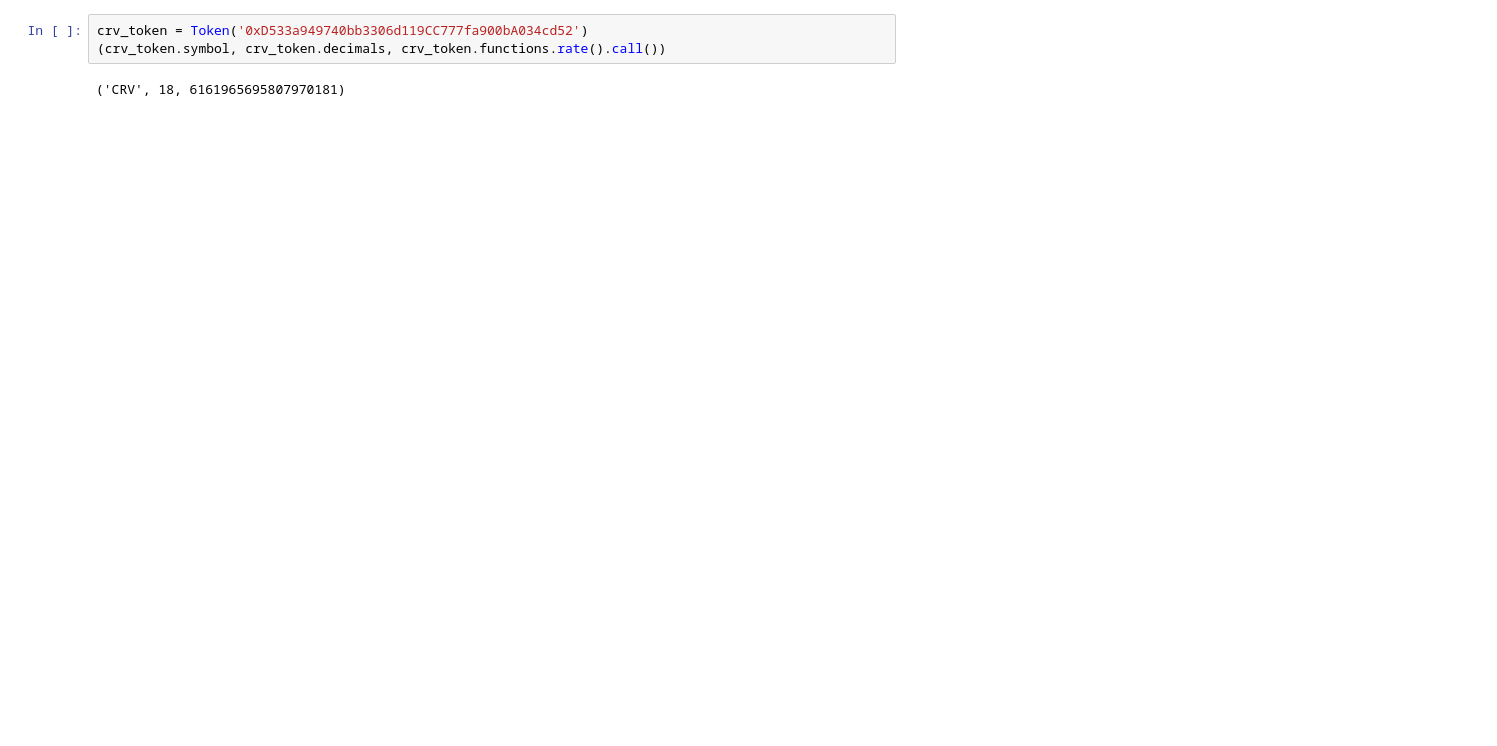
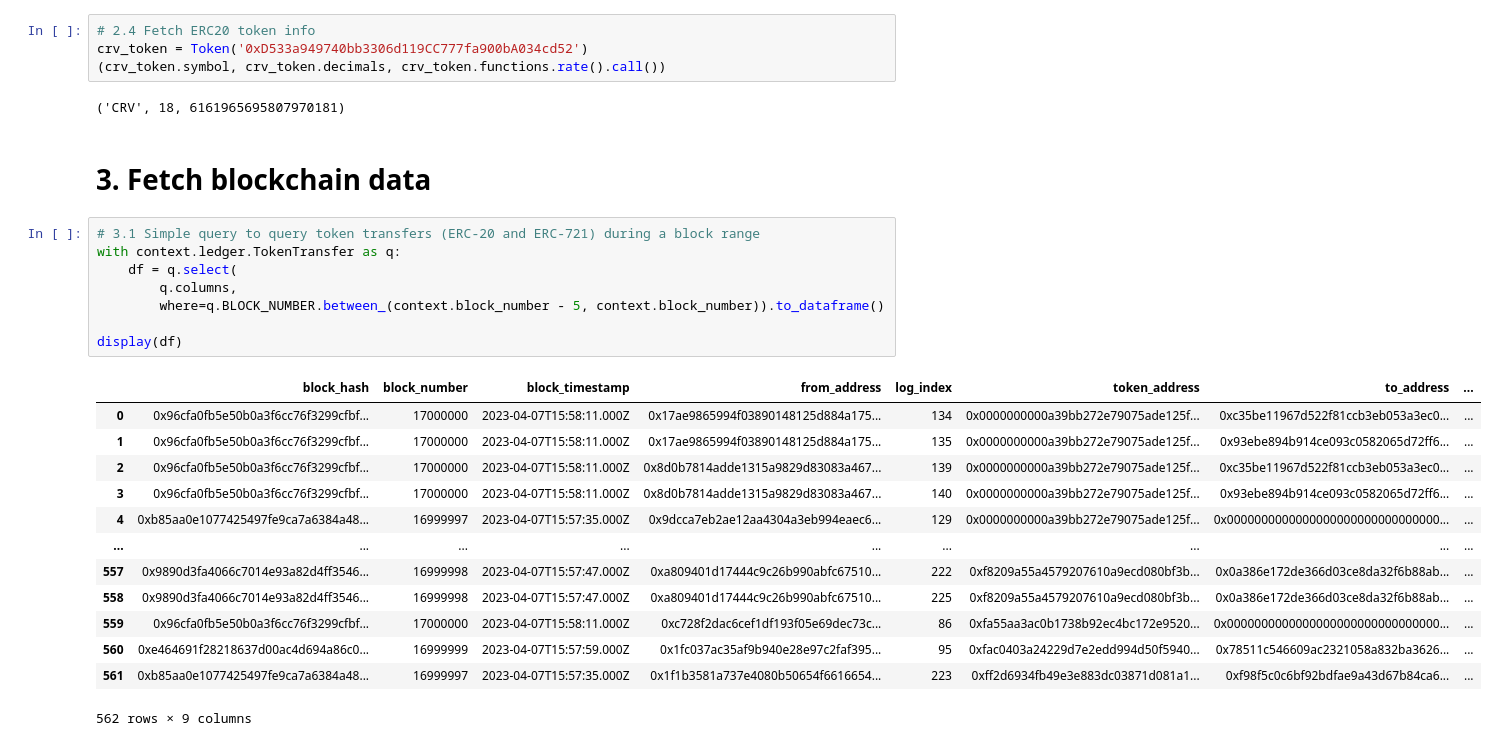
Before and after one commit to credmark/credmark-models-py, a Jupyter notebook: notebook/demo.ipynb, the cells around one changed output. Cells and saved outputs as stored; diff of their text form; blank space fills up the shorter version.

```diff
--- a/notebook/demo.ipynb
+++ b/notebook/demo.ipynb
@@ -61,5 +44,30 @@ context, _model_loader = create_cmf(cmf_param)
 # %%
+# 2.4 Fetch ERC20 token info
 crv_token = Token('0xD533a949740bb3306d119CC777fa900bA034cd52')
 (crv_token.symbol, crv_token.decimals, crv_token.functions.rate().call())
 # %% [output]
 ('CRV', 18, 6161965695807970181)
+# %% [markdown]
+# 3. Fetch blockchain data
+# %%
+# 3.1 Simple query to query token transfers (ERC-20 and ERC-721) during a block range
+with context.ledger.TokenTransfer as q:
+    df = q.select(
+        q.columns,
+        where=q.BLOCK_NUMBER.between_(context.block_number - 5, context.block_number)).to_dataframe()
+
+display(df)
+# %% [output]
+|  | block_hash | block_number | block_timestamp | from_address | log_index | token_address | to_address | ... |
+| 0 | 0x96cfa0fb5e50b0a3f6cc76f3299cfbf... | 17000000 | 2023-04-07T15:58:11.000Z | 0x17ae9865994f03890148125d884a175... | 134 | 0x0000000000a39bb272e79075ade125f... | 0xc35be11967d522f81ccb3eb053a3ec0... | ... |
+| 1 | 0x96cfa0fb5e50b0a3f6cc76f3299cfbf... | 17000000 | 2023-04-07T15:58:11.000Z | 0x17ae9865994f03890148125d884a175... | 135 | 0x0000000000a39bb272e79075ade125f... | 0x93ebe894b914ce093c0582065d72ff6... | ... |
+| 2 | 0x96cfa0fb5e50b0a3f6cc76f3299cfbf... | 17000000 | 2023-04-07T15:58:11.000Z | 0x8d0b7814adde1315a9829d83083a467... | 139 | 0x0000000000a39bb272e79075ade125f... | 0xc35be11967d522f81ccb3eb053a3ec0... | ... |
+| 3 | 0x96cfa0fb5e50b0a3f6cc76f3299cfbf... | 17000000 | 2023-04-07T15:58:11.000Z | 0x8d0b7814adde1315a9829d83083a467... | 140 | 0x0000000000a39bb272e79075ade125f... | 0x93ebe894b914ce093c0582065d72ff6... | ... |
+| 4 | 0xb85aa0e1077425497fe9ca7a6384a48... | 16999997 | 2023-04-07T15:57:35.000Z | 0x9dcca7eb2ae12aa4304a3eb994eaec6... | 129 | 0x0000000000a39bb272e79075ade125f... | 0x0000000000000000000000000000000... | ... |
+| ... | ... | ... | ... | ... | ... | ... | ... | ... |
+| 557 | 0x9890d3fa4066c7014e93a82d4ff3546... | 16999998 | 2023-04-07T15:57:47.000Z | 0xa809401d17444c9c26b990abfc67510... | 222 | 0xf8209a55a4579207610a9ecd080bf3b... | 0x0a386e172de366d03ce8da32f6b88ab... | ... |
+| 558 | 0x9890d3fa4066c7014e93a82d4ff3546... | 16999998 | 2023-04-07T15:57:47.000Z | 0xa809401d17444c9c26b990abfc67510... | 225 | 0xf8209a55a4579207610a9ecd080bf3b... | 0x0a386e172de366d03ce8da32f6b88ab... | ... |
+| 559 | 0x96cfa0fb5e50b0a3f6cc76f3299cfbf... | 17000000 | 2023-04-07T15:58:11.000Z | 0xc728f2dac6cef1df193f05e69dec73c... | 86 | 0xfa55aa3ac0b1738b92ec4bc172e9520... | 0x0000000000000000000000000000000... | ... |
+| 560 | 0xe464691f28218637d00ac4d694a86c0... | 16999999 | 2023-04-07T15:57:59.000Z | 0x1fc037ac35af9b940e28e97c2faf395... | 95 | 0xfac0403a24229d7e2edd994d50f5940... | 0x78511c546609ac2321058a832ba3626... | ... |
+| 561 | 0xb85aa0e1077425497fe9ca7a6384a48... | 16999997 | 2023-04-07T15:57:35.000Z | 0x1f1b3581a737e4080b50654f6616654... | 223 | 0xff2d6934fb49e3e883dc03871d081a1... | 0xf98f5c0c6bf92bdfae9a43d67b84ca6... | ... |
+562 rows × 9 columns
```
Also changed, not shown: parts of 16 cells of this notebook, 10 other files.
